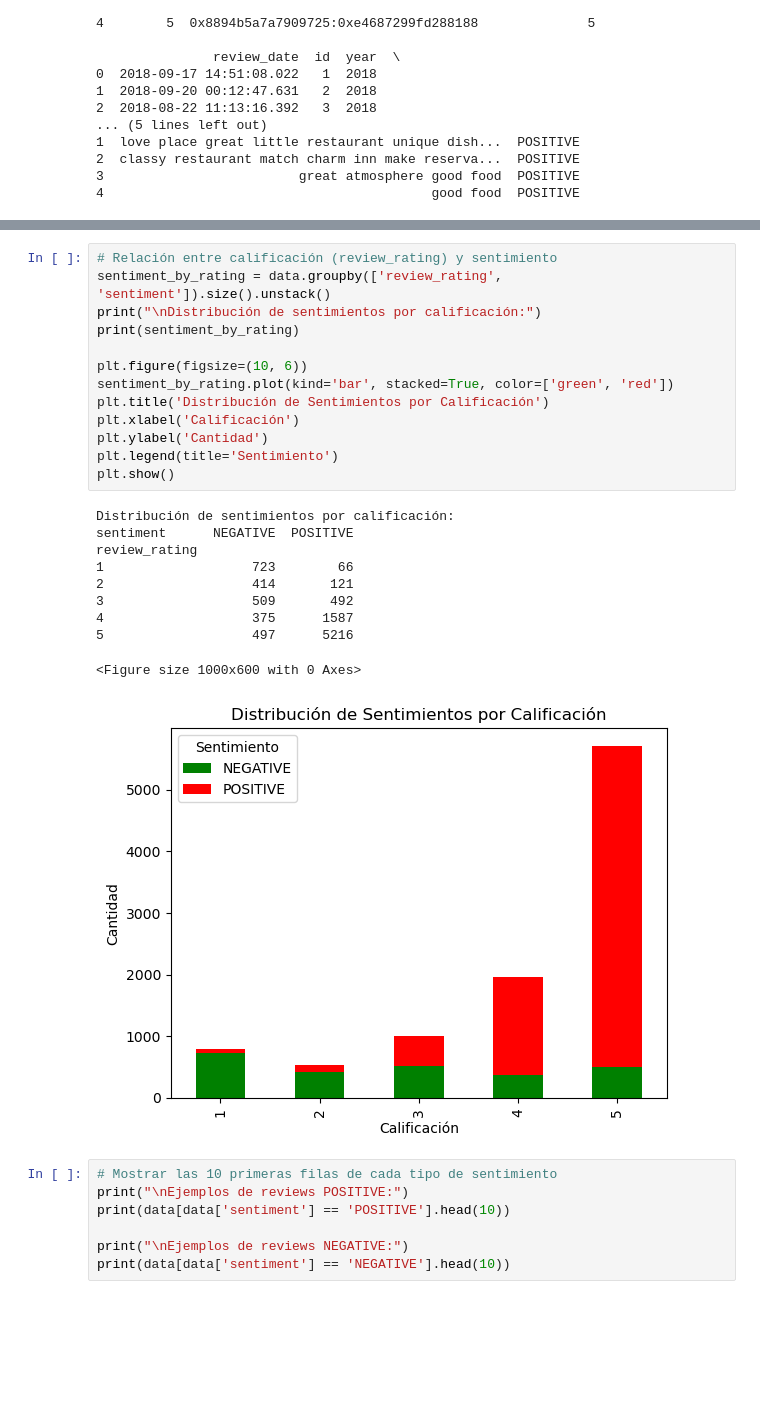
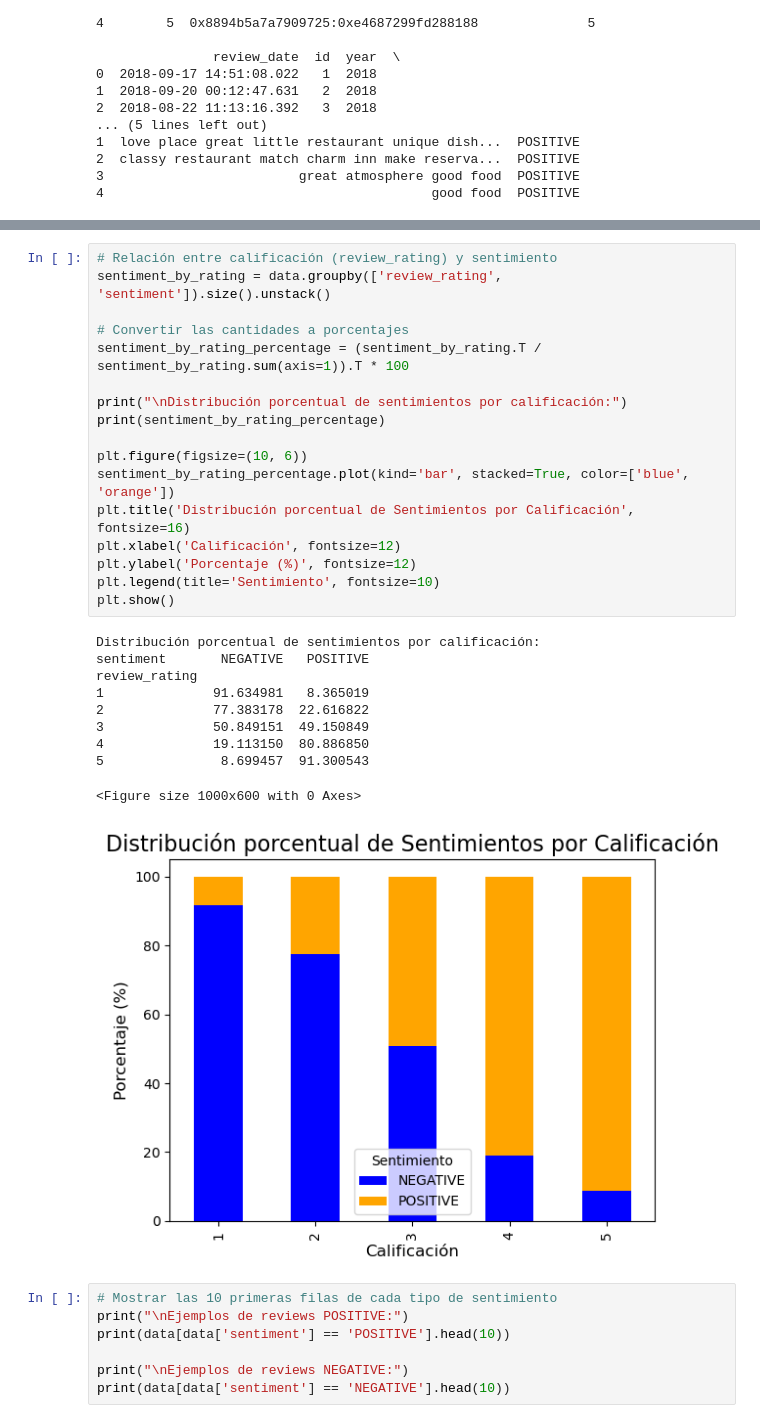
Before and after one commit to JosueMonte/restaurantguru, a Jupyter notebook: AnalisisDeSentimiento/AnalisisDeSentimientoDistilBERT.ipynb, the cells around one changed output, grey strips where cells are left out. Drawn from its saved outputs; the diff is of its cells as text; blank space fills up the shorter version.

```diff
--- a/AnalisisDeSentimiento/AnalisisDeSentimientoDistilBERT.ipynb
+++ b/AnalisisDeSentimiento/AnalisisDeSentimientoDistilBERT.ipynb
@@ -228,27 +294,31 @@ year
 # %%
 # Relación entre calificación (review_rating) y sentimiento
 sentiment_by_rating = data.groupby(['review_rating', 'sentiment']).size().unstack()
-print("\nDistribución de sentimientos por calificación:")
-print(sentiment_by_rating)
+
+# Convertir las cantidades a porcentajes
+sentiment_by_rating_percentage = (sentiment_by_rating.T / sentiment_by_rating.sum(axis=1)).T * 100
+
+print("\nDistribución porcentual de sentimientos por calificación:")
+print(sentiment_by_rating_percentage)
 
 plt.figure(figsize=(10, 6))
-sentiment_by_rating.plot(kind='bar', stacked=True, color=['green', 'red'])
-plt.title('Distribución de Sentimientos por Calificación')
-plt.xlabel('Calificación')
-plt.ylabel('Cantidad')
-plt.legend(title='Sentimiento')
+sentiment_by_rating_percentage.plot(kind='bar', stacked=True, color=['blue', 'orange'])
+plt.title('Distribución porcentual de Sentimientos por Calificación', fontsize=16)
+plt.xlabel('Calificación', fontsize=12)
+plt.ylabel('Porcentaje (%)', fontsize=12)
+plt.legend(title='Sentimiento', fontsize=10)
 plt.show()
 # %% [output]
-Distribución de sentimientos por calificación:
-sentiment      NEGATIVE  POSITIVE
+Distribución porcentual de sentimientos por calificación:
+sentiment       NEGATIVE   POSITIVE
 review_rating
-1                   723        66
-2                   414       121
-3                   509       492
-4                   375      1587
-5                   497      5216
+1              91.634981   8.365019
+2              77.383178  22.616822
+3              50.849151  49.150849
+4              19.113150  80.886850
+5               8.699457  91.300543
 <Figure size 1000x600 with 0 Axes>
-[figure, old version]
+[figure, new version]
 # %%
 # Mostrar las 10 primeras filas de cada tipo de sentimiento
 print("\nEjemplos de reviews POSITIVE:")
```
Also changed, not shown: parts of 10 cells of this notebook.
